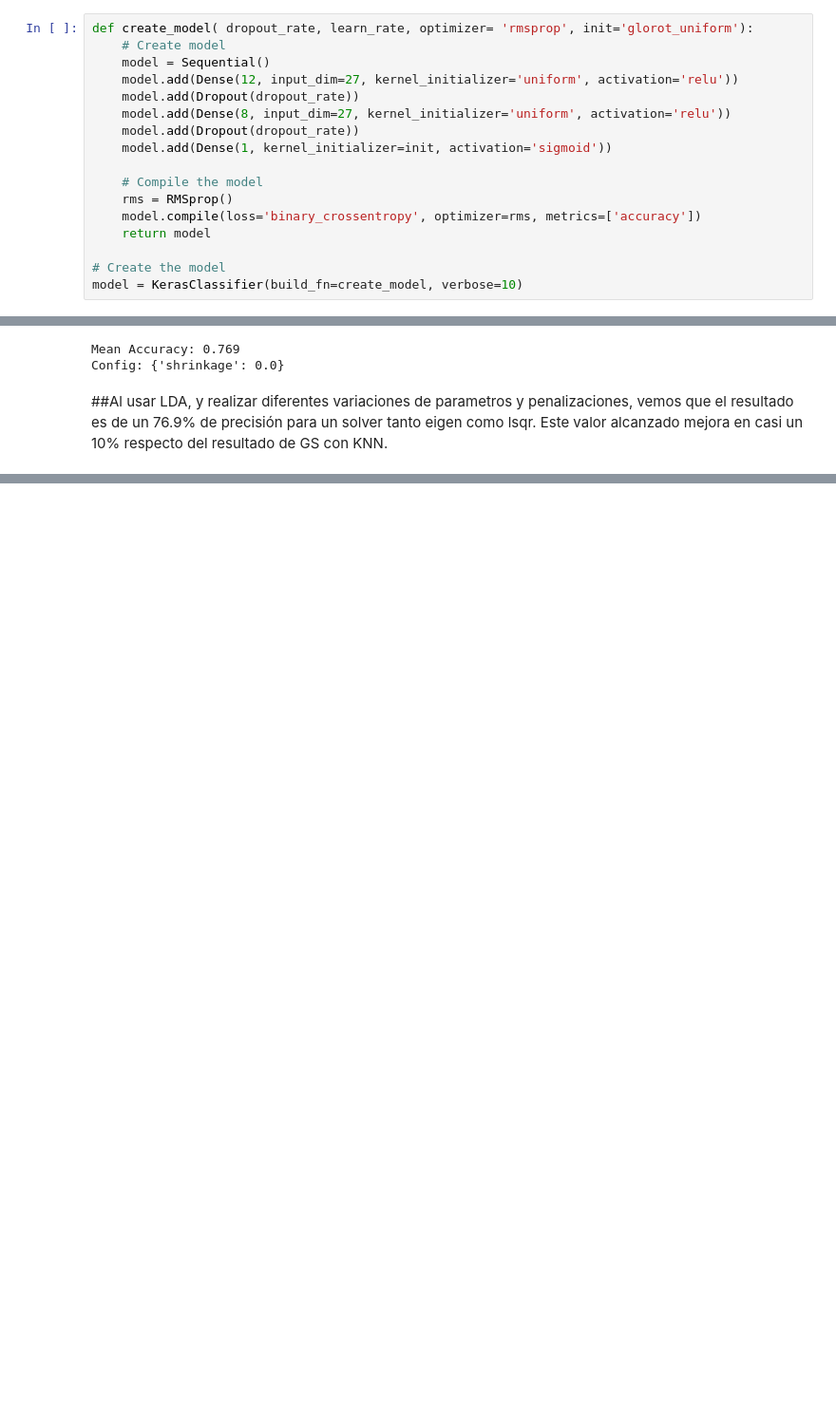
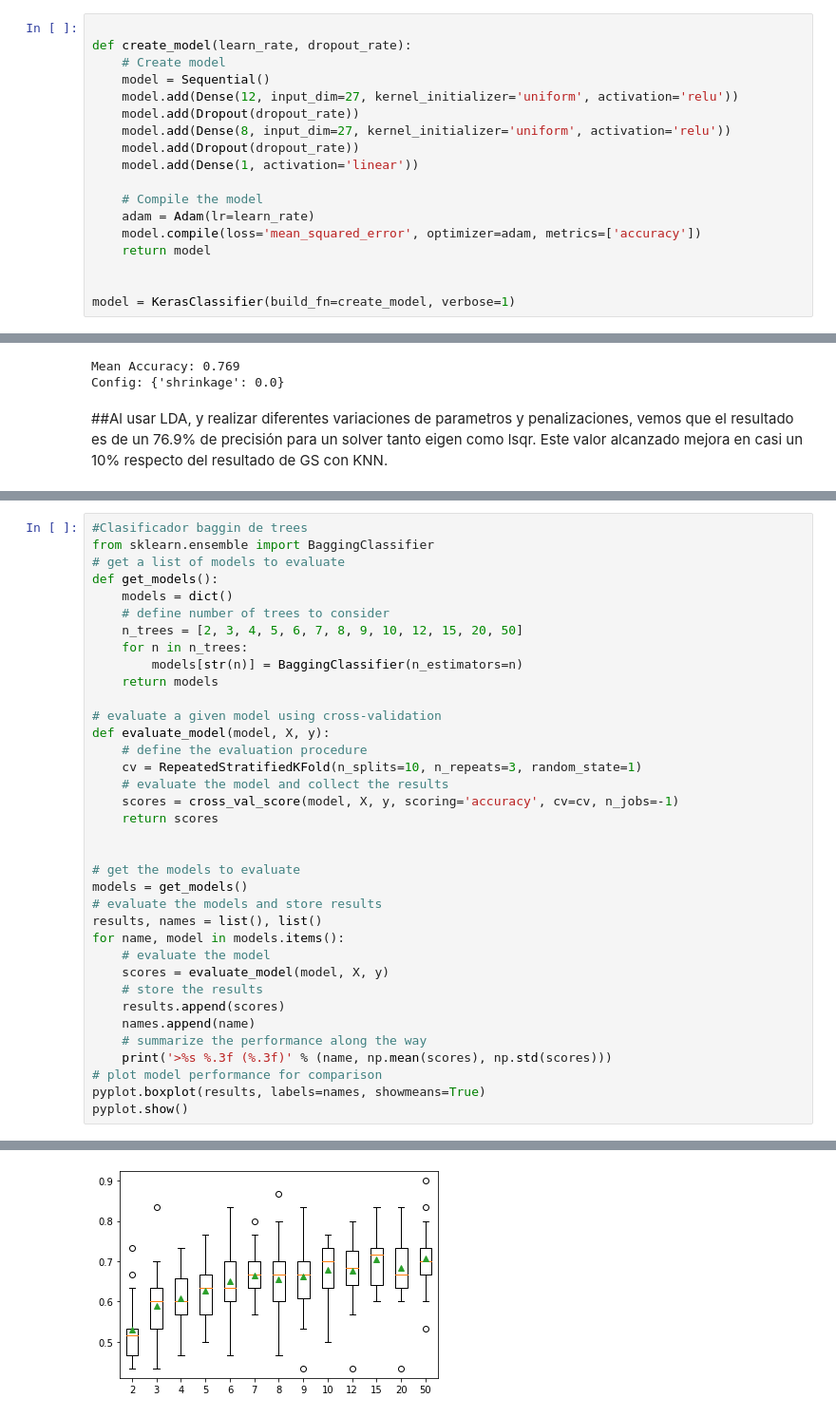
Before and after one commit to agustinLapi/MachineLearning, a Jupyter notebook: 3_MidtermProjects/ProjectGTZ/main.ipynb, the cells around one changed output, grey strips where cells are left out. Shown at 95% size. Drawn from its saved outputs; the diff is of its cells as text; blank space fills up the shorter version.

```diff
--- a/3_MidtermProjects/ProjectGTZ/main.ipynb
+++ b/3_MidtermProjects/ProjectGTZ/main.ipynb
@@ -375,18 +369,19 @@ data_standarized = pd.DataFrame(X_standardized)
 # %%
-def create_model( dropout_rate, learn_rate, optimizer= 'rmsprop', init='glorot_uniform'):
+
+def create_model(learn_rate, dropout_rate):
     # Create model
     model = Sequential()
     model.add(Dense(12, input_dim=27, kernel_initializer='uniform', activation='relu'))
     model.add(Dropout(dropout_rate))
     model.add(Dense(8, input_dim=27, kernel_initializer='uniform', activation='relu'))
     model.add(Dropout(dropout_rate))
-    model.add(Dense(1, kernel_initializer=init, activation='sigmoid'))
+    model.add(Dense(1, activation='linear'))
 
     # Compile the model
-    rms = RMSprop()
-    model.compile(loss='binary_crossentropy', optimizer=rms, metrics=['accuracy'])
+    adam = Adam(lr=learn_rate)
+    model.compile(loss='mean_squared_error', optimizer=adam, metrics=['accuracy'])
     return model
 
-# Create the model
-model = KerasClassifier(build_fn=create_model, verbose=10)
+
+model = KerasClassifier(build_fn=create_model, verbose=1)
 # %%
@@ -639,0 +695,37 @@ Config: {'shrinkage': 0.0}
+# %%
+#Clasificador baggin de trees
+from sklearn.ensemble import BaggingClassifier
+# get a list of models to evaluate
+def get_models():
+	models = dict()
+	# define number of trees to consider
+	n_trees = [2, 3, 4, 5, 6, 7, 8, 9, 10, 12, 15, 20, 50]
+	for n in n_trees:
+		models[str(n)] = BaggingClassifier(n_estimators=n)
+	return models
+
+# evaluate a given model using cross-validation
+def evaluate_model(model, X, y):
+	# define the evaluation procedure
+	cv = RepeatedStratifiedKFold(n_splits=10, n_repeats=3, random_state=1)
+	# evaluate the model and collect the results
+	scores = cross_val_score(model, X, y, scoring='accuracy', cv=cv, n_jobs=-1)
+	return scores
+
+
+# get the models to evaluate
+models = get_models()
+# evaluate the models and store results
+results, names = list(), list()
+for name, model in models.items():
+	# evaluate the model
+	scores = evaluate_model(model, X, y)
+	# store the results
+	results.append(scores)
+	names.append(name)
+	# summarize the performance along the way
+	print('>%s %.3f (%.3f)' % (name, np.mean(scores), np.std(scores)))
+# plot model performance for comparison
+pyplot.boxplot(results, labels=names, showmeans=True)
+pyplot.show()
+# %% [output]
@@ -639,0 +745 @@ Config: {'shrinkage': 0.0}
+[figure, added]
```
Also changed, not shown: parts of 15 cells of this notebook.
